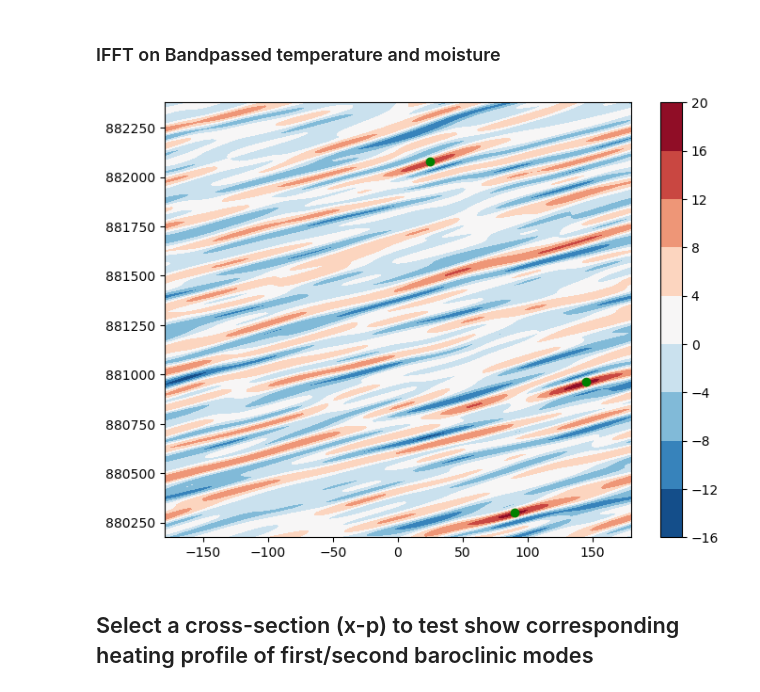
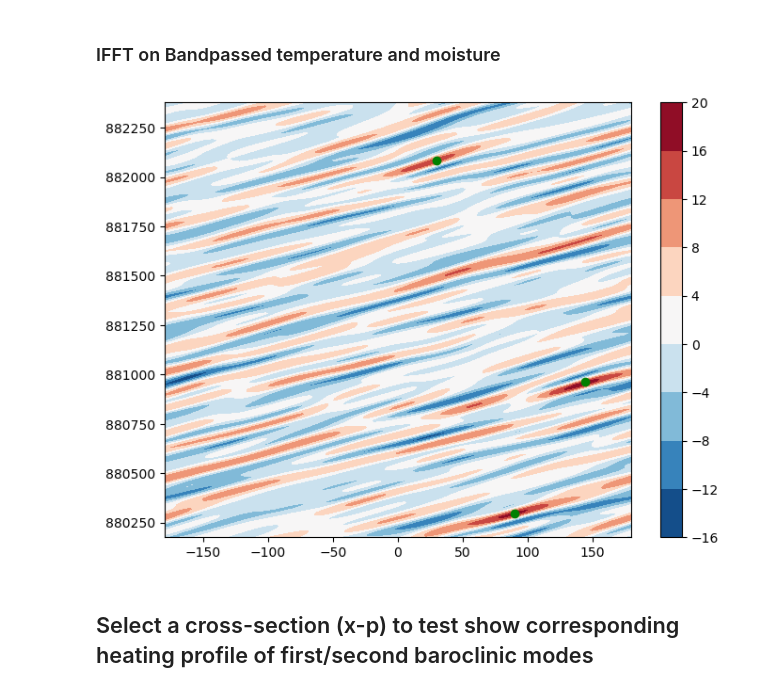
Before and after one commit to JOsephKan/2024_Research, a Jupyter notebook: MPAS/LRF/composite_MPAS/NSC_composite.ipynb, the cells around one changed output. Cells and saved outputs as stored; diff of their text form; code cells hidden in the pictures.

Commit message:
Save Time series

```diff
--- a/MPAS/LRF/composite_MPAS/NSC_composite.ipynb
+++ b/MPAS/LRF/composite_MPAS/NSC_composite.ipynb
@@ -146,22 +149,22 @@ Recon = {
 # %%
 plt.figure(figsize=(8, 6))
 c1 = plt.contourf(
     lon_q1, time_q1,
     Recon['q1'],
     cmap='RdBu_r'
 )
-plt.plot(25, time[317], 'go')
-plt.plot(90, time[21], 'go')
-plt.plot(145, time[131], 'go')
+plt.plot(90, time[20], 'go')
+plt.plot(30, time[318], 'go')
+plt.plot(144, time[131], 'go')
 plt.colorbar(c1)
 plt.show()
 
 # CCKW event chosen:
-# (-34, time[79])
-# (55, time[157])
-# (100, time[334])
+# (-100, time[30])
+# (50, time[241])
+# (100, time[121])
 # %% [output]
-[figure, old version]
+[figure, new version]
 # %% [markdown]
 ## Select a cross-section (x-p) to test show corresponding heating profile of first/second baroclinic modes
 # %% [markdown]
```
Also changed, not shown: parts of 12 cells of this notebook, 13 other files.
